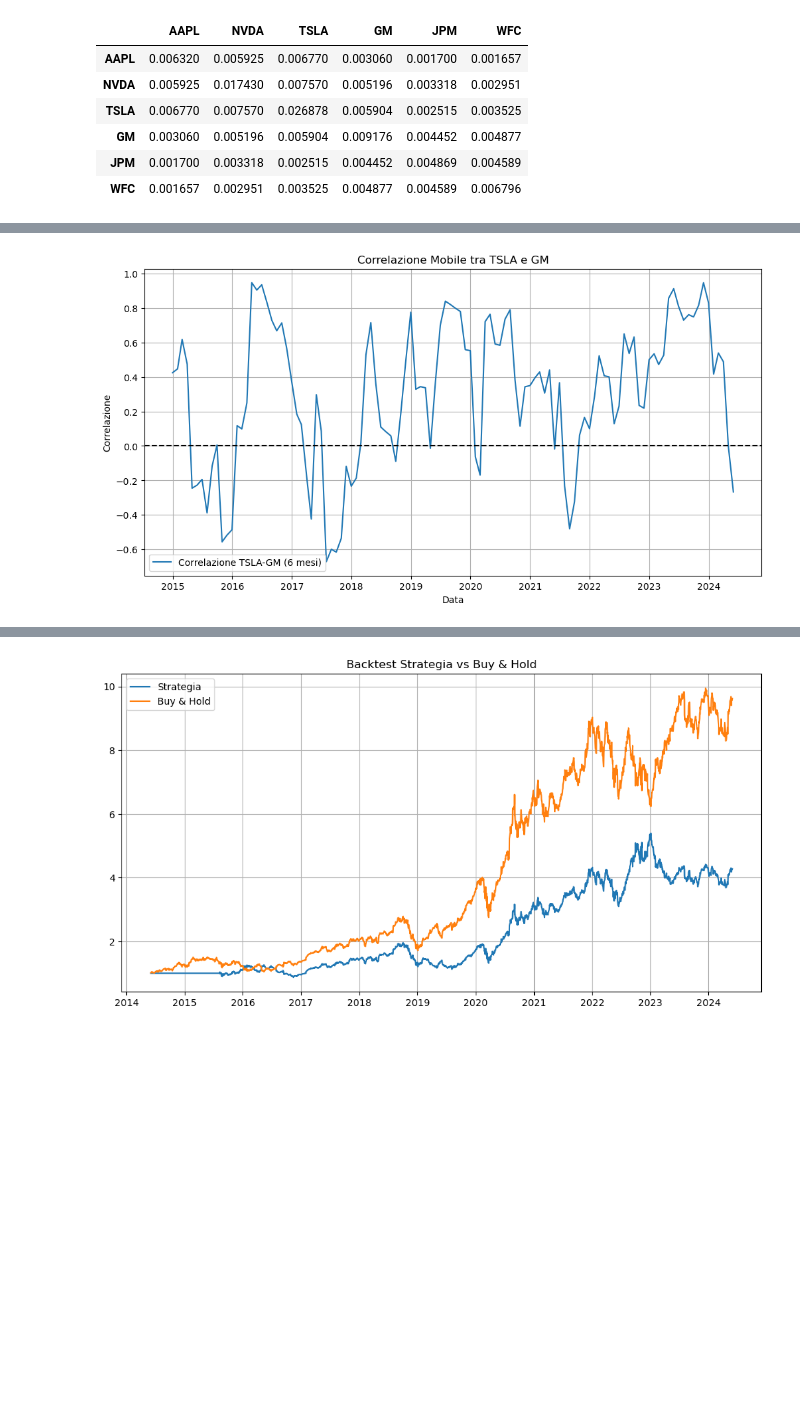
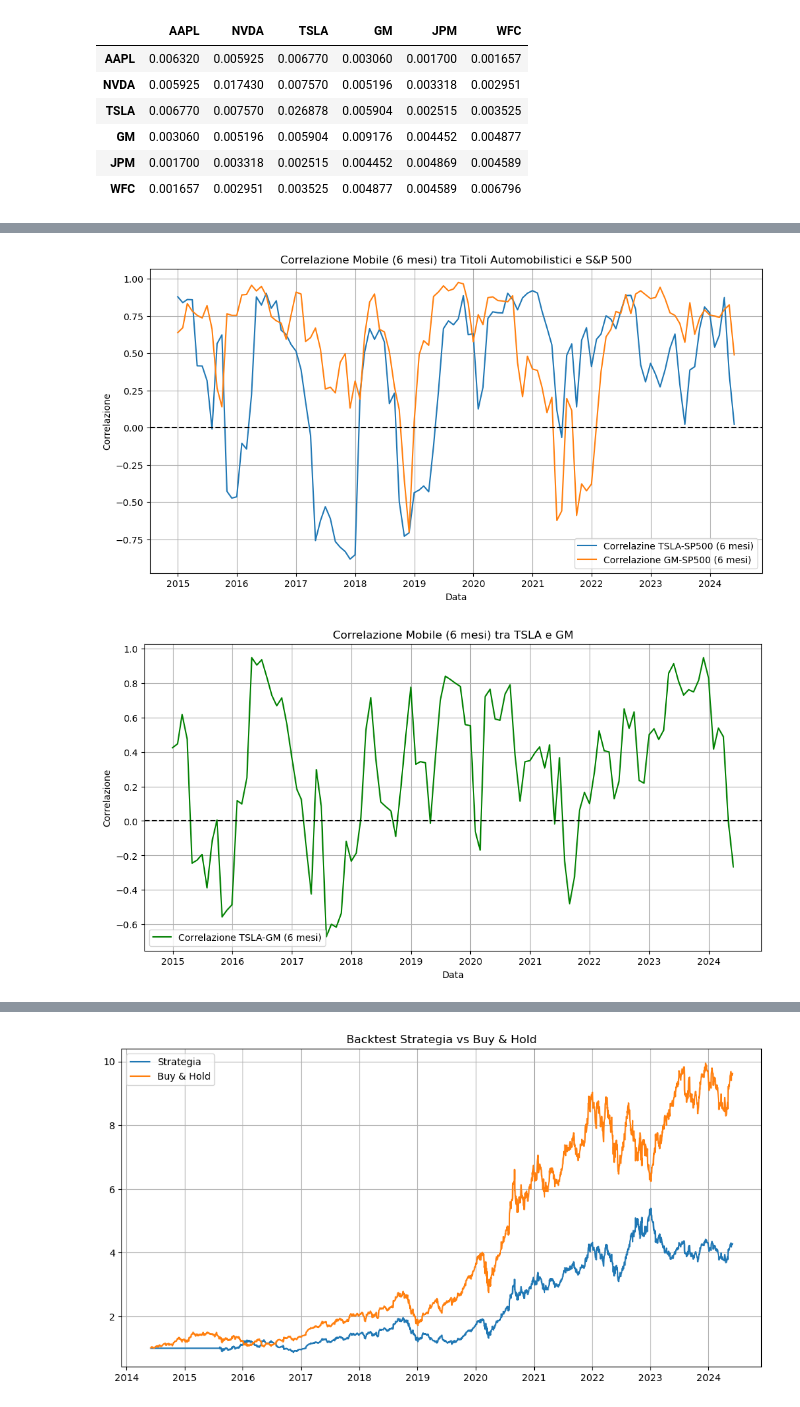
Before and after one commit to ArocchiDS/Business-Intelligence-finance, a Jupyter notebook: BISF_Proyect.ipynb, the cells around one changed output, grey strips where cells are left out. Cells and saved outputs as stored; diff of their text form; code cells hidden in the pictures; blank space fills up the shorter version.

```diff
--- a/BISF_Proyect.ipynb
+++ b/BISF_Proyect.ipynb
@@ -51,6 +53,14 @@ tsla = tsla.drop(['Open', 'Low', 'High', 'Volume'], axis = 1)
 gm = gm.drop(['Open', 'Low', 'High', 'Volume'], axis = 1)
 jpm = jpm.drop(['Open', 'Low', 'High', 'Volume'], axis = 1)
 wfc = wfc.drop(['Open', 'Low', 'High', 'Volume'], axis = 1)
+sp500 = sp500.drop(['Open', 'Low', 'High', 'Volume'], axis = 1)
+# %%
+# Calcolo dei rendimenti logaritmici giornalieri e mensili dell'indice SP500
+sp500['Rit_log_giornalieri'] = np.log(sp500['Close'] / sp500['Close'].shift(1)).dropna()
+
+sp500_monthly = sp500['Close'].resample('M').last()
+sp500_monthly_df = pd.DataFrame(sp500_monthly)
+sp500_monthly_df['Rit_log_mensili'] = np.log(sp500_monthly_df['Close'] / sp500_monthly_df['Close'].shift(1)).dropna()
 # %%
 # Creo un dizionario in cui tengo memorizzato il nome dell'azione originale e il nome della variabile corrispondente da me creata.
 azioni = {
@@ -353,14 +396,29 @@ plt.show()
 # %%
-correlazione_temporale = rit_log_mensili_df['TSLA'].rolling(window = 6).corr(rit_log_mensili_df['GM'])
+correlazione_temporale_tsla_gm = rit_log_mensili_df['TSLA'].rolling(window = 6).corr(rit_log_mensili_df['GM'])
+correlazione_temporale_tsla = rit_log_mensili_df['TSLA'].rolling(window=6).corr(sp500_monthly_df['Rit_log_mensili'])
+correlazione_temporale_gm = rit_log_mensili_df['GM'].rolling(window=6).corr(sp500_monthly_df['Rit_log_mensili'])
+
 plt.figure(figsize = (12, 6))
-plt.plot(correlazione_temporale, label = 'Correlazione TSLA-GM (6 mesi)')
+plt.plot(correlazione_temporale_tsla, label='Correlazine TSLA-SP500 (6 mesi)')
+plt.plot(correlazione_temporale_gm, label='Correlazione GM-SP500 (6 mesi)')
 plt.axhline(0, color = 'black', linestyle = '--')
-plt.title('Correlazione Mobile tra TSLA e GM')
+plt.title('Correlazione Mobile (6 mesi) tra Titoli Automobilistici e S&P 500')
 plt.xlabel('Data')
 plt.ylabel('Correlazione')
 plt.legend()
 plt.grid(True)
 plt.show()
+
+plt.figure(figsize = (12, 6))
+plt.plot(correlazione_temporale_tsla_gm, label = 'Correlazione TSLA-GM (6 mesi)', color = 'green')
+plt.axhline(0, color = 'black', linestyle = '--')
+plt.title('Correlazione Mobile (6 mesi) tra TSLA e GM')
+plt.xlabel('Data')
+plt.ylabel('Correlazione')
+plt.legend()
+plt.grid(True)
+plt.show()
 # %% [output]
-[figure, old version]
+[figure, new version]
+[figure, added]
 # %%
```
Also changed, not shown: parts of 57 cells of this notebook.
